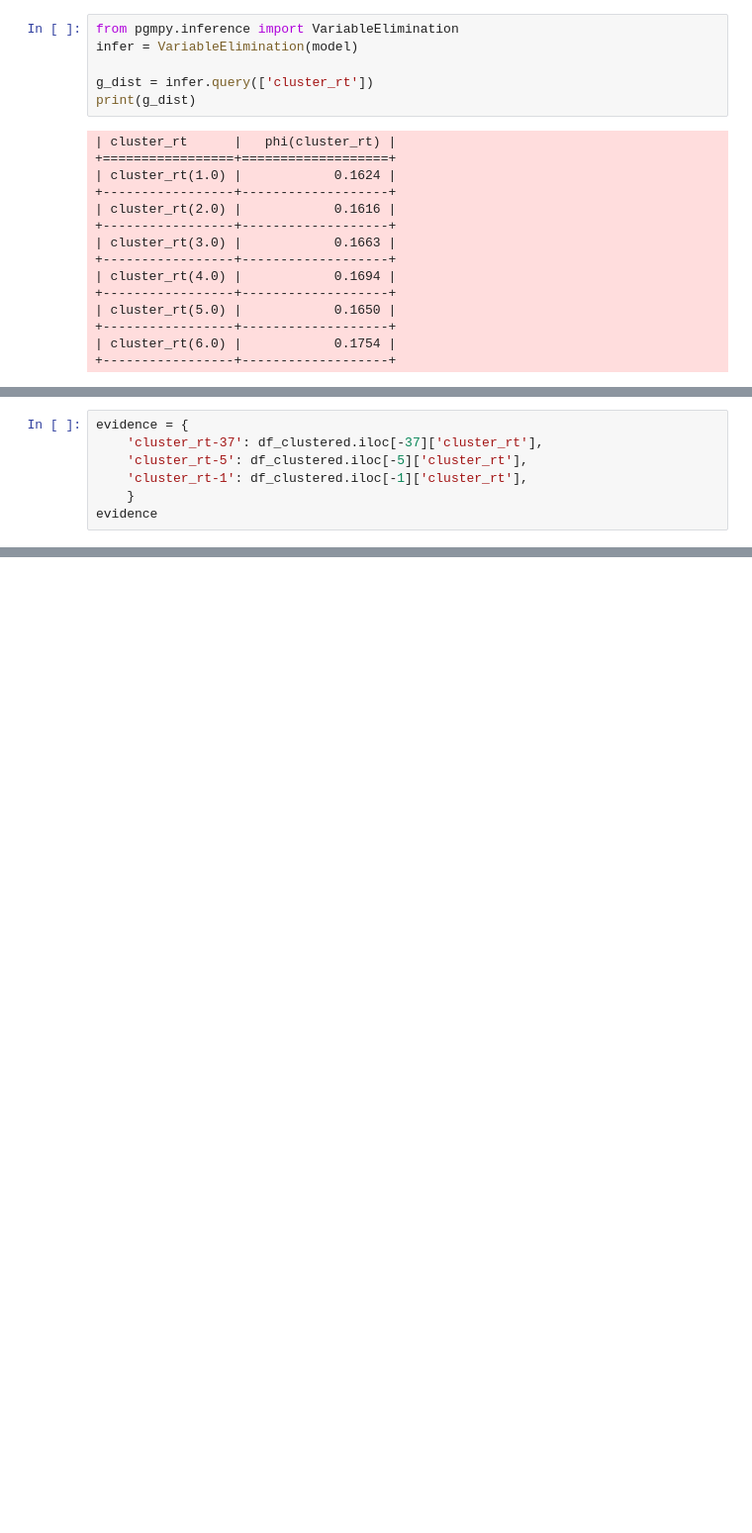
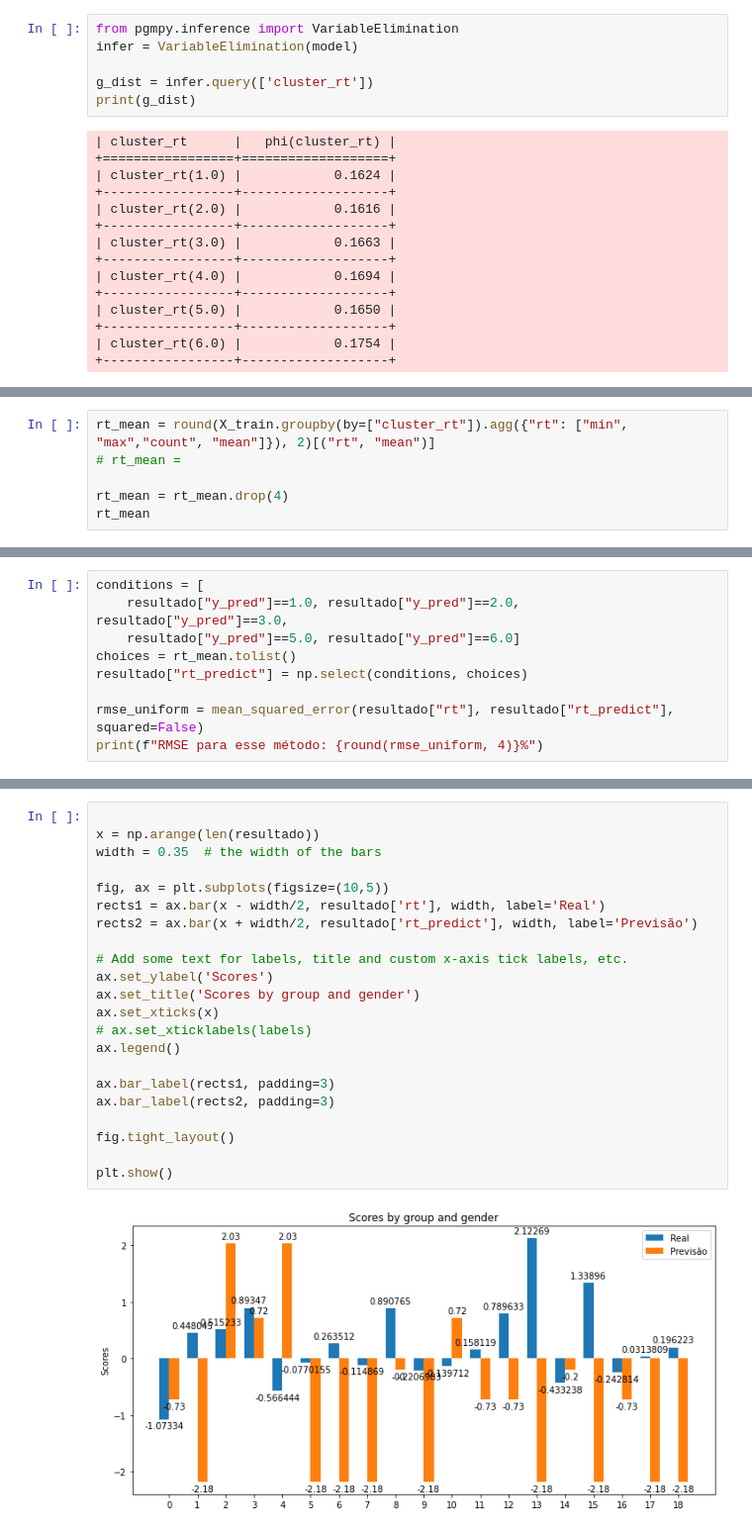
Before and after one commit to cafe-com-analytics/stock_market_index_daily_direction, a Jupyter notebook: notebooks/01_reproducing_paper.ipynb, the cells around one changed output, grey strips where cells are left out. Shown: that part at 99% size. Saved outputs shown, nothing was run; the diff lists cells and outputs as text; blank space fills up the shorter version.

Commit message:
🚧 WIP Gráfico de RMSE construido.

```diff
--- a/notebooks/01_reproducing_paper.ipynb
+++ b/notebooks/01_reproducing_paper.ipynb
@@ -407,7 +380,0 @@ evidence
-# %%
-evidence = {
-    'cluster_rt-37': df_clustered.iloc[-37]['cluster_rt'],
-    'cluster_rt-5': df_clustered.iloc[-5]['cluster_rt'],
-    'cluster_rt-1': df_clustered.iloc[-1]['cluster_rt'],
-    }
-evidence
@@ -433,0 +422,6 @@ resultado
+# %%
+rt_mean = round(X_train.groupby(by=["cluster_rt"]).agg({"rt": ["min", "max","count", "mean"]}), 2)[("rt", "mean")]
+# rt_mean =
+
+rt_mean = rt_mean.drop(4)
+rt_mean
@@ -433,0 +436,9 @@ resultado
+# %%
+conditions = [
+    resultado["y_pred"]==1.0, resultado["y_pred"]==2.0, resultado["y_pred"]==3.0,
+    resultado["y_pred"]==5.0, resultado["y_pred"]==6.0]
+choices = rt_mean.tolist()
+resultado["rt_predict"] = np.select(conditions, choices)
+
+rmse_uniform = mean_squared_error(resultado["rt"], resultado["rt_predict"], squared=False)
+print(f"RMSE para esse método: {round(rmse_uniform, 4)}%")
@@ -433,0 +467,24 @@ resultado
+# %%
+
+x = np.arange(len(resultado))
+width = 0.35  # the width of the bars
+
+fig, ax = plt.subplots(figsize=(10,5))
+rects1 = ax.bar(x - width/2, resultado['rt'], width, label='Real')
+rects2 = ax.bar(x + width/2, resultado['rt_predict'], width, label='Previsão')
+
+# Add some text for labels, title and custom x-axis tick labels, etc.
+ax.set_ylabel('Scores')
+ax.set_title('Scores by group and gender')
+ax.set_xticks(x)
+# ax.set_xticklabels(labels)
+ax.legend()
+
+ax.bar_label(rects1, padding=3)
+ax.bar_label(rects2, padding=3)
+
+fig.tight_layout()
+
+plt.show()
+# %% [output]
+[figure, added]
```
Also changed, not shown: parts of 15 cells of this notebook, 2 other files.
